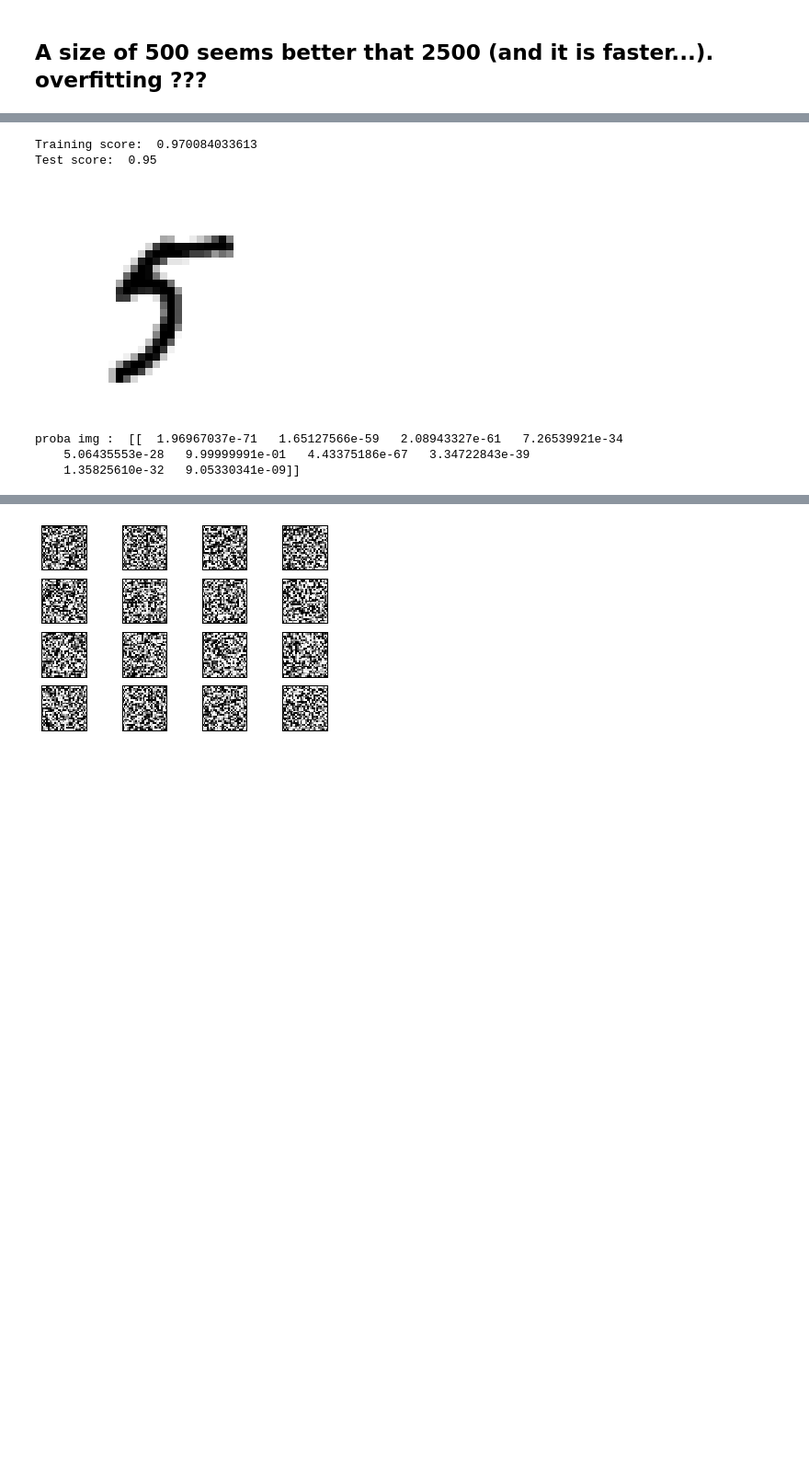
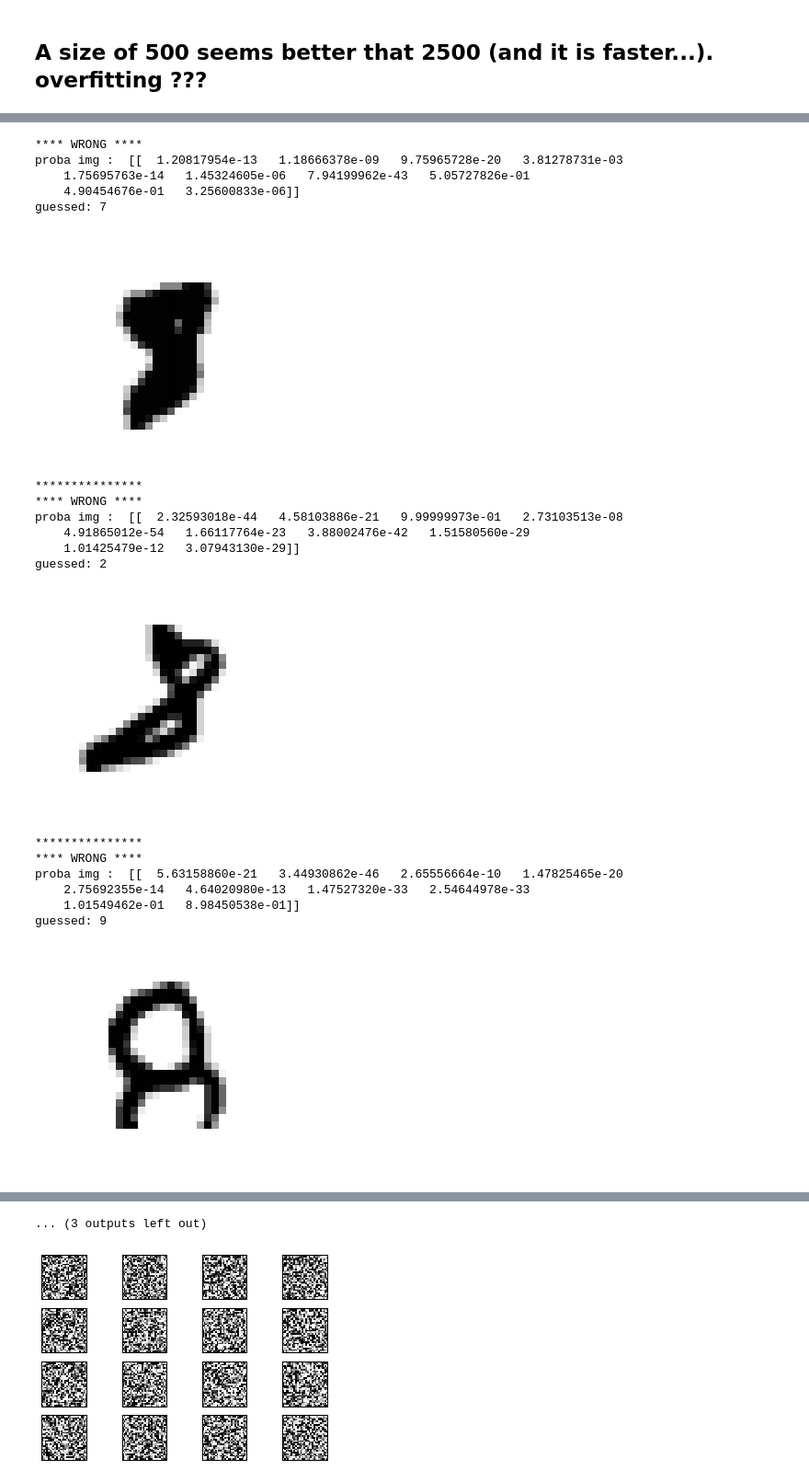
Before and after one commit to MrGreenRubato/notebooks, a Jupyter notebook: MLC/MLC_3_MultiClass_And_Neural_Networks/Multiclass Classification with Neural Nets via sklearn.ipynb, the cells around one changed output, grey strips where cells are left out. Shown at 92% size. Drawn from its saved outputs; the diff is of its cells as text; code cells hidden in the pictures; blank space fills up the shorter version.

Commit message:
Neural : added some visual test and feedback on mnist

```diff
--- a/MLC/MLC_3_MultiClass_And_Neural_Networks/Multiclass Classification with Neural Nets via sklearn.ipynb
+++ b/MLC/MLC_3_MultiClass_And_Neural_Networks/Multiclass Classification with Neural Nets via sklearn.ipynb
@@ -23,9 +23,14 @@ X_train size : (59500, 784)
 # %%
 from sklearn.neural_network import MLPClassifier
 
-mlp = MLPClassifier(hidden_layer_sizes=(2500,), max_iter=100, alpha=1e-4,
+mlp = MLPClassifier(hidden_layer_sizes=(500,), max_iter=250, alpha=1e-4,
                     solver='lbfgs', verbose=10, tol=1e-4, random_state=1,
                     learning_rate_init=.1)
+
+#notes :
+#layersize = 100, max_iter = 50  ==> 0.87 / 0.87 (train/test)
+#layersize = 100, max_iter = 100  ==> 0.93 / 0.92 (train/test)
+#layersize = 500, max_iter = 250  ==> 1.00 / 0.97 (train/test)
 # %%
 mlp.fit(X_train, y_train)
 # %% [output]
@@ -39,24 +50,48 @@ MLPClassifier(activation='relu', alpha=0.0001, batch_size='auto', beta_1=0.9,
 # %%
-print('Training score: ', mlp.score(X_train, y_train))
-print('Test score: ', mlp.score(X_test, y_test))
-
 def getRandomDigitFrom(n):
     r = np.random.randint(0,1000)
     img = mnist.data[3000+n*6000+r].reshape(28,28)
     return img
 
-img = getRandomDigitFrom(5)
-plt.axis('off')
-plt.imshow(img,cmap=plt.cm.gray_r, interpolation='nearest')
-plt.show()
-img = img.reshape(1,-1)
+#iterate until something wrong is found
+digit_to_find = 8
+errors = 0
+nb_tests = 1000
+for i in range(nb_tests):
+    img = getRandomDigitFrom(digit_to_find)
+    img = img.reshape(1,-1)
+    proba_img = mlp.predict_proba(img)
+    guessed = np.argmax(proba_img)
+    if ( guessed != digit_to_find):
+        errors = errors + 1
+        print('**** WRONG ****')
+        print('proba img : ', proba_img)
+        print('guessed:', guessed)
+        img = img.reshape(28,28)
+        plt.axis('off')
+        plt.imshow(img,cmap=plt.cm.gray_r, interpolation='nearest')
+        plt.show()
+        print('***************')
 
-proba_img = mlp.predict_proba(img)
-print('proba img : ', proba_img)
+print('guessed percentage:', (nb_tests-errors)/nb_tests)
 # %% [output]
-Training score:  0.970084033613
-Test score:  0.95
+**** WRONG ****
+proba img :  [[  1.20817954e-13   1.18666378e-09   9.75965728e-20   3.81278731e-03
+    1.75695763e-14   1.45324605e-06   7.94199962e-43   5.05727826e-01
+    4.90454676e-01   3.25600833e-06]]
+guessed: 7
-[figure, old version]
+[figure, new version]
-proba img :  [[  1.96967037e-71   1.65127566e-59   2.08943327e-61   7.26539921e-34
-    5.06435553e-28   9.99999991e-01   4.43375186e-67   3.34722843e-39
-    1.35825610e-32   9.05330341e-09]]
+***************
+**** WRONG ****
+proba img :  [[  2.32593018e-44   4.58103886e-21   9.99999973e-01   2.73103513e-08
+    4.91865012e-54   1.66117764e-23   3.88002476e-42   1.51580560e-29
+    1.01425479e-12   3.07943130e-29]]
+guessed: 2
+[figure, added]
+***************
+**** WRONG ****
+proba img :  [[  5.63158860e-21   3.44930862e-46   2.65556664e-10   1.47825465e-20
+    2.75692355e-14   4.64020980e-13   1.47527320e-33   2.54644978e-33
+    1.01549462e-01   8.98450538e-01]]
+guessed: 9
+[figure, added]
@@ -63,3 +119,4 @@ proba img :  [[  1.96967037e-71   1.65127566e-59   2.08943327e-61   7.26539921e-
+... (3 outputs left out)
 # %%
 ### From scikit-learn documentation... odd result...
 # %%
```
Also changed, not shown: parts of 3 cells of this notebook.
